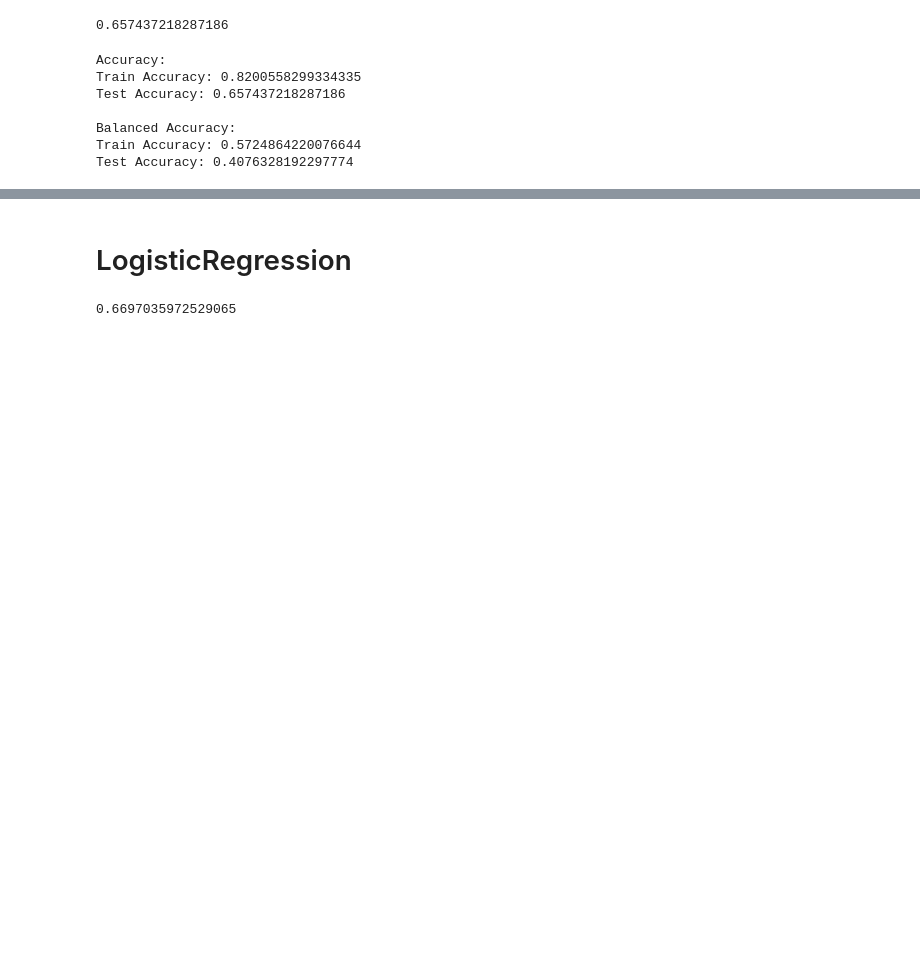
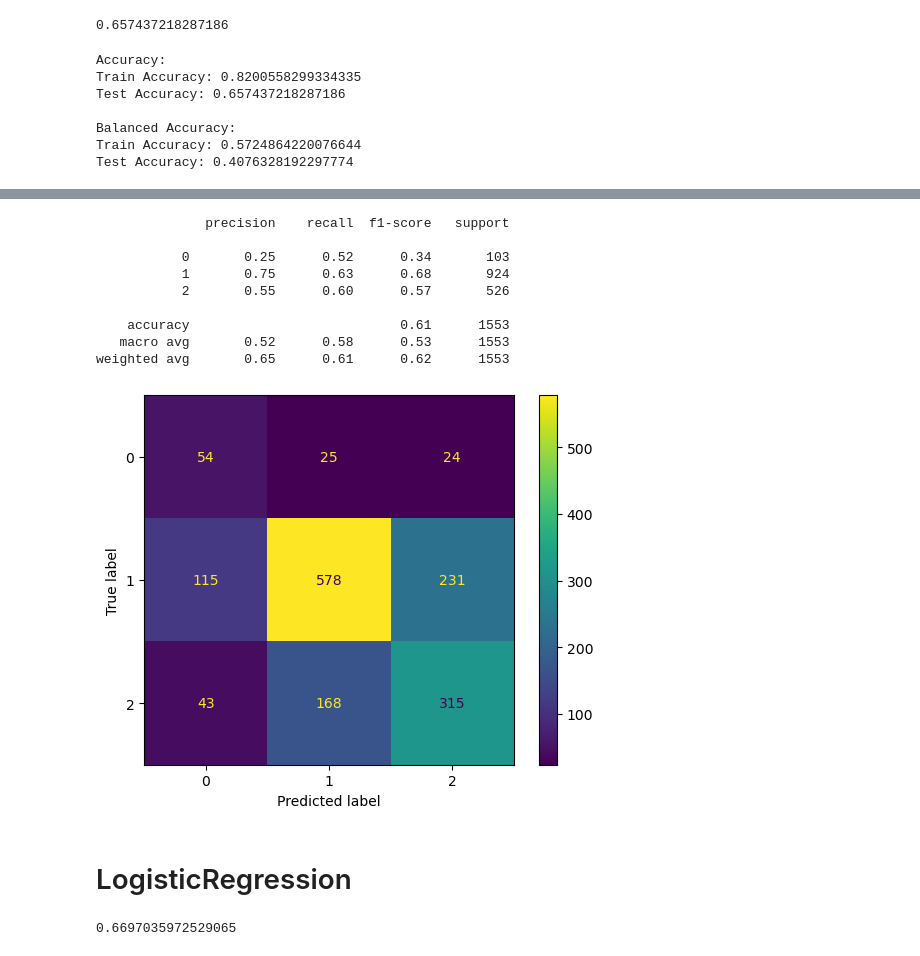
Before and after one commit to DenizzEmre/Phase_4_project, a Jupyter notebook: notebooks/clean_notebook.ipynb, the cells around one changed output, grey strips where cells are left out. Saved outputs shown, nothing was run; the diff lists cells and outputs as text; code cells hidden in the pictures; blank space fills up the shorter version.

```diff
--- a/notebooks/clean_notebook.ipynb
+++ b/notebooks/clean_notebook.ipynb
@@ -286,0 +323,17 @@ Test Accuracy: 0.4076328192297774
+# %%
+y_t_mnb1 = mnb1.predict(X_t_vec)
+y_t_pred_mnb1 = mnb1.predict(X_val_vec)
+
+print("Accuracy:")
+train_accuracy = accuracy_score(y_t, y_t_mnb1)
+print("Train Accuracy:", train_accuracy)
+
+test_accuracy = accuracy_score(y_val, y_t_pred_mnb1)
+print("Test Accuracy:", test_accuracy)
+
+print("\nBalanced Accuracy:")
+train_accuracy = balanced_accuracy_score(y_t, y_t_mnb1)
+print("Train Accuracy:", train_accuracy)
+
+test_accuracy = balanced_accuracy_score(y_val, y_t_pred_mnb1)
+print("Test Accuracy:", test_accuracy)
@@ -287,3 +348,20 @@ Test Accuracy: 0.4076328192297774
+# %%
+print(classification_report(y_val, y_t_pred_mnb1))
+cm = confusion_matrix(y_val, y_t_pred_mnb1)
+disp = ConfusionMatrixDisplay(confusion_matrix=cm)
+disp.plot()
+plt.show()
+# %% [output]
+              precision    recall  f1-score   support
+
+           0       0.25      0.52      0.34       103
+           1       0.75      0.63      0.68       924
+           2       0.55      0.60      0.57       526
+
+    accuracy                           0.61      1553
+   macro avg       0.52      0.58      0.53      1553
+weighted avg       0.65      0.61      0.62      1553
+[figure, added]
 # %% [markdown]
 # LogisticRegression
 # %%
```
Also changed, not shown: parts of 11 cells of this notebook.
